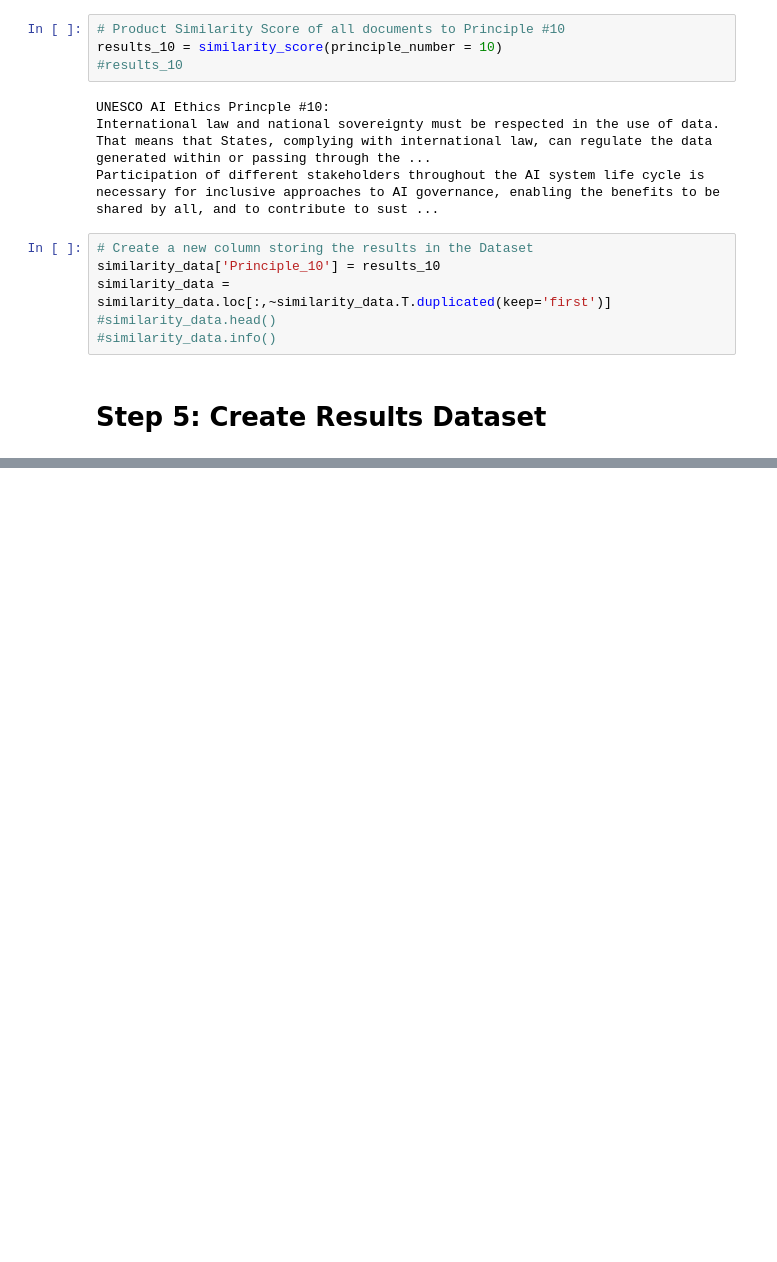
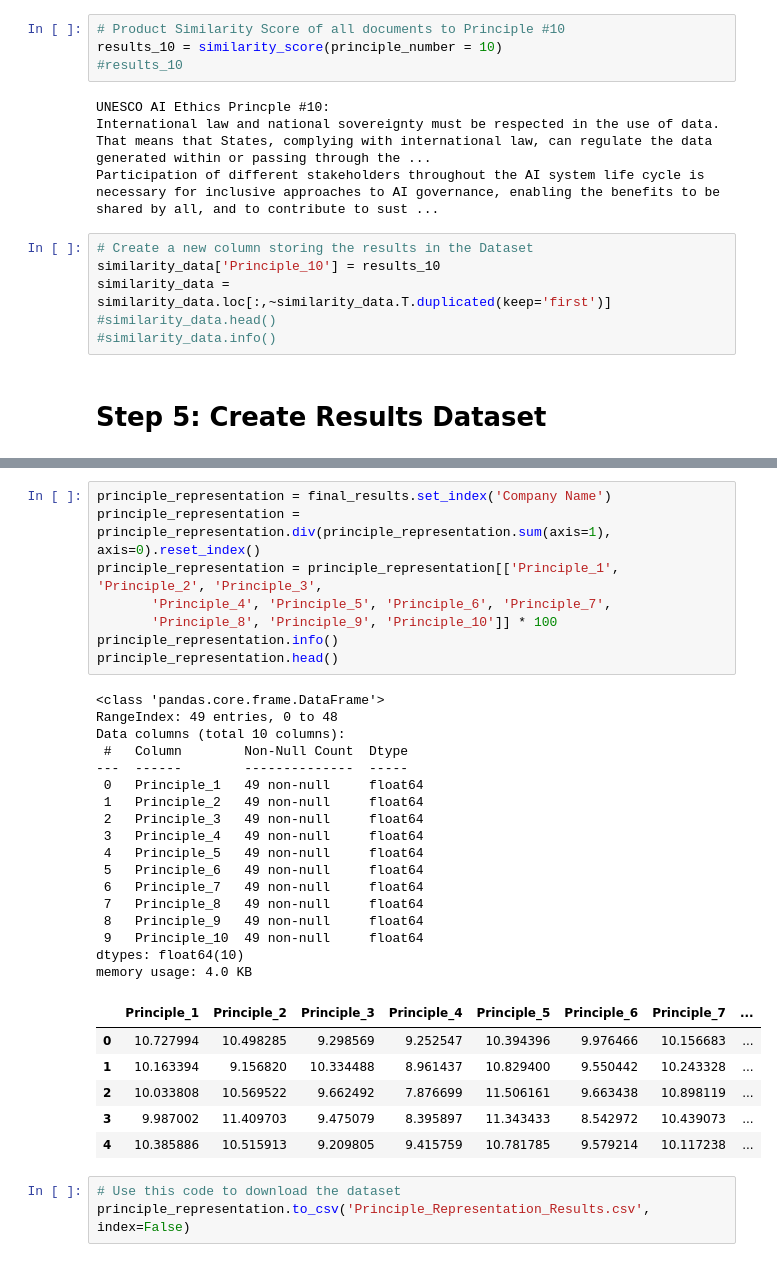
Before and after one commit to Kensuzuki95/Corporate_AI_Ethics_Guideline_Analysis, a Jupyter notebook: Document_Analysis.ipynb, the cells around one changed output, grey strips where cells are left out. Cells and saved outputs as stored; diff of their text form; blank space fills up the shorter version.

```diff
--- a/Document_Analysis.ipynb
+++ b/Document_Analysis.ipynb
@@ -389,0 +408,35 @@ similarity_data
+# %%
+principle_representation = final_results.set_index('Company Name')
+principle_representation = principle_representation.div(principle_representation.sum(axis=1), axis=0).reset_index()
+principle_representation = principle_representation[['Principle_1', 'Principle_2', 'Principle_3',
+       'Principle_4', 'Principle_5', 'Principle_6', 'Principle_7',
+       'Principle_8', 'Principle_9', 'Principle_10']] * 100
+principle_representation.info()
+principle_representation.head()
+# %% [output]
+<class 'pandas.core.frame.DataFrame'>
+RangeIndex: 49 entries, 0 to 48
+Data columns (total 10 columns):
+ #   Column        Non-Null Count  Dtype
+---  ------        --------------  -----
+ 0   Principle_1   49 non-null     float64
+ 1   Principle_2   49 non-null     float64
+ 2   Principle_3   49 non-null     float64
+ 3   Principle_4   49 non-null     float64
+ 4   Principle_5   49 non-null     float64
+ 5   Principle_6   49 non-null     float64
+ 6   Principle_7   49 non-null     float64
+ 7   Principle_8   49 non-null     float64
+ 8   Principle_9   49 non-null     float64
+ 9   Principle_10  49 non-null     float64
+dtypes: float64(10)
+memory usage: 4.0 KB
+|  | Principle_1 | Principle_2 | Principle_3 | Principle_4 | Principle_5 | Principle_6 | Principle_7 | ... |
+| 0 | 10.727994 | 10.498285 | 9.298569 | 9.252547 | 10.394396 | 9.976466 | 10.156683 | ... |
+| 1 | 10.163394 | 9.156820 | 10.334488 | 8.961437 | 10.829400 | 9.550442 | 10.243328 | ... |
+| 2 | 10.033808 | 10.569522 | 9.662492 | 7.876699 | 11.506161 | 9.663438 | 10.898119 | ... |
+| 3 | 9.987002 | 11.409703 | 9.475079 | 8.395897 | 11.343433 | 8.542972 | 10.439073 | ... |
+| 4 | 10.385886 | 10.515913 | 9.209805 | 9.415759 | 10.781785 | 9.579214 | 10.117238 | ... |
+# %%
+# Use this code to download the dataset
+principle_representation.to_csv('Principle_Representation_Results.csv', index=False)
```
Also changed, not shown: parts of 5 cells of this notebook.
